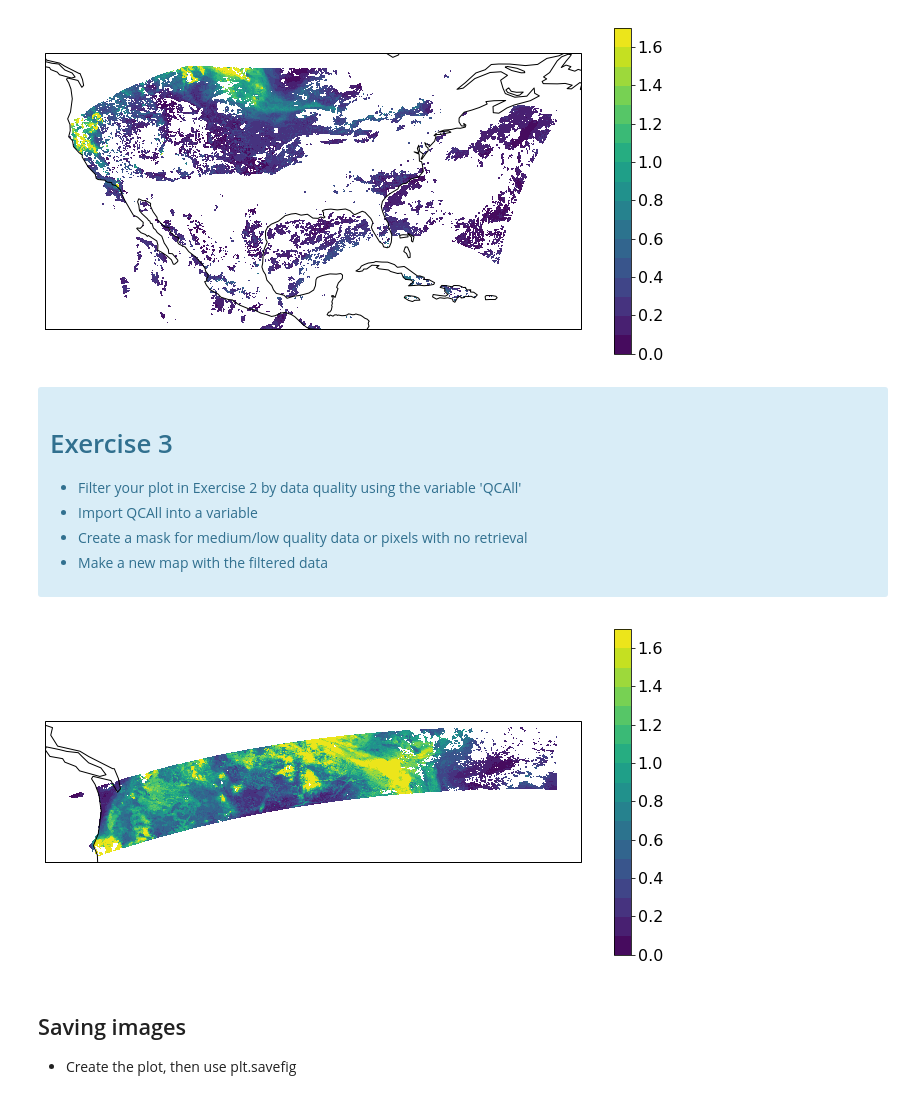
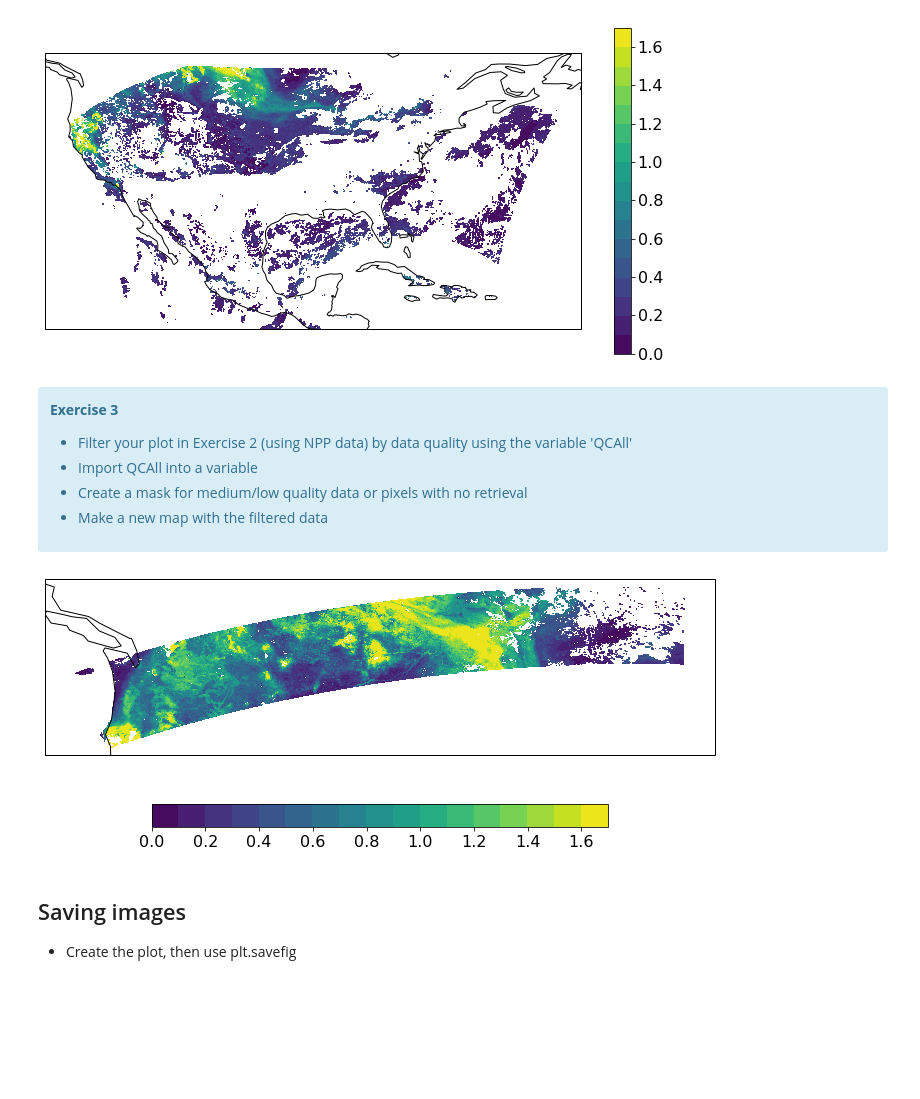
Before and after one commit to eviatarbach/ncep-lectures, a Jupyter notebook: part-3.ipynb, the cells around one changed output. Saved outputs shown, nothing was run; the diff lists cells and outputs as text; code cells hidden in the pictures; blank space fills up the shorter version.

```diff
--- a/part-3.ipynb
+++ b/part-3.ipynb
@@ -351,9 +346,9 @@ plt.show()
 # %% [markdown]
 <div class="alert alert-block alert-info">
 
-# Exercise 3
+**Exercise 3**
 
-* Filter your plot in Exercise 2 by data quality using the variable 'QCAll'
+* Filter your plot in Exercise 2 (using NPP data) by data quality using the variable 'QCAll'
 * Import QCAll into a variable
 * Create a mask for medium/low quality data or pixels with no retrieval
 * Make a new map with the filtered data
@@ -365,13 +360,16 @@ dqfNPP = file_id_NPP.variables['QCAll'][:,:]
 maskHQnpp = (dqfNPP != 0)
 AOD_NPP_HQ = np.ma.masked_where(maskHQnpp, AOD_NPP)
 # %%
-ax = plt.axes(projection=ccrs.PlateCarree())
-plt.contourf(lon_NPP, lat_NPP, AOD_NPP_HQ, levs, transform=ccrs.PlateCarree())
+img_proj = ccrs.PlateCarree()
+levs = np.arange(0, 1.8, 0.1)
+
+ax = plt.axes(projection=img_proj)
+plt.contourf(lon_NPP, lat_NPP, AOD_NPP_HQ, levs, transform=img_proj)
 ax.coastlines()
-plt.colorbar()
+plt.colorbar(orientation="horizontal", fraction=0.07)
 plt.show()
 # %% [output]
-[figure, old version]
+[figure, new version]
 # %% [markdown]
 ## Saving images
 
```
Also changed, not shown: parts of 28 cells of this notebook, 15 other files.
